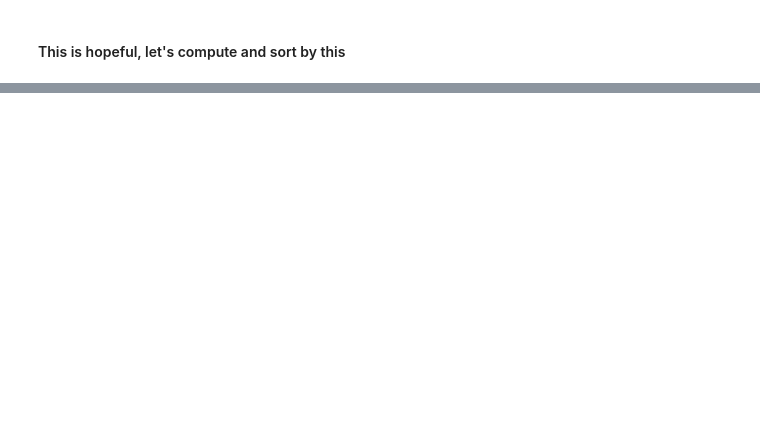
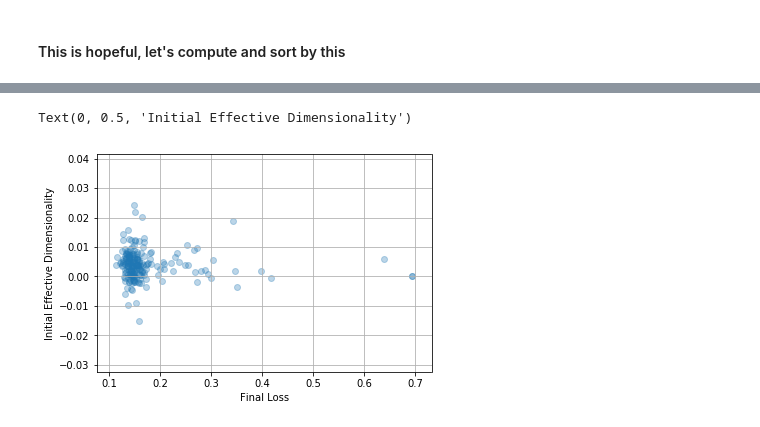
Before and after one commit to g-benton/hessian-eff-dim, a Jupyter notebook: Notebooks/subnetworks_output_testing.ipynb, the cells around one changed output, grey strips where cells are left out. Saved outputs shown, nothing was run; the diff lists cells and outputs as text; code cells hidden in the pictures; blank space fills up the shorter version.

```diff
--- a/Notebooks/subnetworks_output_testing.ipynb
+++ b/Notebooks/subnetworks_output_testing.ipynb
@@ -80,7 +131,8 @@ plt.title("Loss and Effective Dimension of Randomly Initialized Subnetworks");
 # %% [markdown]
 #### This is hopeful, let's compute and sort by this
 # %%
-eff_dim = torch.zeros(len(init_eigs))
+alpha = 8.
+eff_dim = torch.zeros(len(final_eigs))
 for ii, tt in enumerate(idx):
     temp = init_eigs[tt]/(init_eigs[tt] + alpha)
     eff_dim[ii] = torch.tensor(np.sum(temp))
@@ -91,0 +139,8 @@ plt.plot(eff_dim)
+# %%
+plt.scatter(final_loss.detach(), eff_dim, alpha = 0.3)
+plt.grid()
+plt.xlabel('Final Loss')
+plt.ylabel('Initial Effective Dimensionality')
+# %% [output]
+Text(0, 0.5, 'Initial Effective Dimensionality')
+[figure, added]
```
Also changed, not shown: parts of 7 cells of this notebook.
